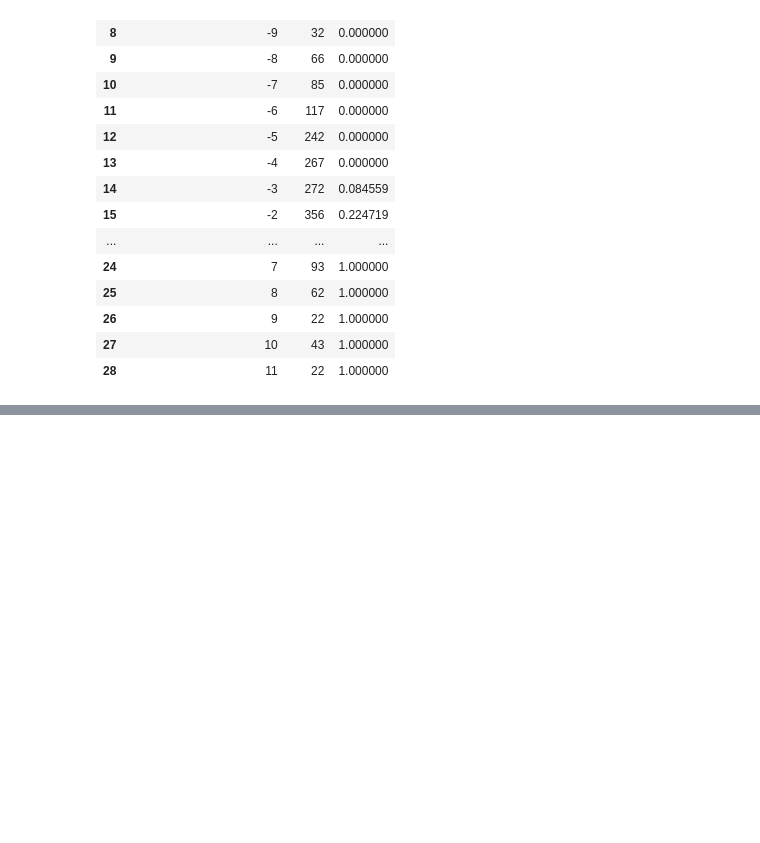
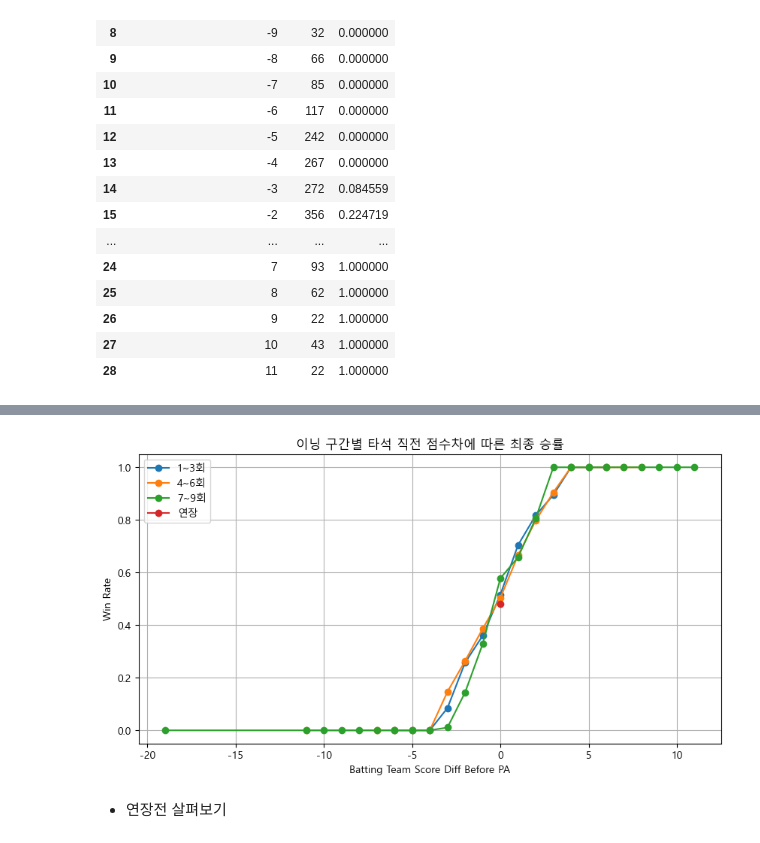
Before and after one commit to Donghaeng-LOTTO/Donghaeng-LOTTO, a Jupyter notebook: analysis/eda_master_table.ipynb, the cells around one changed output, grey strips where cells are left out. Saved outputs shown, nothing was run; the diff lists cells and outputs as text; code cells hidden in the pictures; blank space fills up the shorter version.

```diff
--- a/analysis/eda_master_table.ipynb
+++ b/analysis/eda_master_table.ipynb
@@ -490,0 +328,72 @@ lotte_score_diff
+# %%
+# 이닝 구간별로 나눠서 점수차별 승률 보기
+import pandas as pd
+from pathlib import Path
+
+# 노트북 위치가 Donghaeng-LOTTO/analysis 라면
+DATA_DIR = Path("../kbo_pipeline/data/processed")
+
+df = pd.read_csv(DATA_DIR / "model_master_pa_eligible.csv")
+
+df.shape, df.columns[:20]
+
+# 필요한 컬럼만 확인
+need_cols = [
+    "inning",
+    "batting_score_diff_before",
+    "batting_team_win_label",
+]
+
+df[need_cols].isna().sum()
+
+# 분석에 필요한 컬럼 결측 제거
+df_plot = df.dropna(subset=need_cols).copy()
+
+# 타입 정리
+df_plot["inning"] = df_plot["inning"].astype(int)
+df_plot["batting_score_diff_before"] = df_plot["batting_score_diff_before"].astype(int)
+df_plot["batting_team_win_label"] = df_plot["batting_team_win_label"].astype(int)
+
+# 이닝 구간별로 나누기
+df_plot["inning_group"] = pd.cut(
+    df_plot["inning"],
+    bins=[0, 3, 6, 9, 99],
+    labels=["1~3회", "4~6회", "7~9회", "연장"]
+)
+
+score_diff_by_inning = (
+    df_plot
+    .groupby(["inning_group", "batting_score_diff_before"], observed=True)["batting_team_win_label"]
+    .agg(["mean", "count"])
+    .reset_index()
+)
+
+# 표본 너무 적은 점수차 제거
+score_diff_by_inning = score_diff_by_inning[
+    score_diff_by_inning["count"] >= 10
+]
+
+score_diff_by_inning.head()
+
+import matplotlib.pyplot as plt
+
+plt.figure(figsize=(10, 5))
+
+for group, g in score_diff_by_inning.groupby("inning_group", observed=True):
+    plt.plot(
+        g["batting_score_diff_before"],
+        g["mean"],
+        marker="o",
+        label=group
+    )
+
+plt.xlabel("Batting Team Score Diff Before PA")
+plt.ylabel("Win Rate")
+plt.title("이닝 구간별 타석 직전 점수차에 따른 최종 승률")
+plt.grid(True)
+plt.legend()
+plt.show()
+# %% [output]
+[figure, added]
+# %% [markdown]
+- 연장전 살펴보기
```
Also changed, not shown: parts of 47 cells of this notebook, 2 other files.
